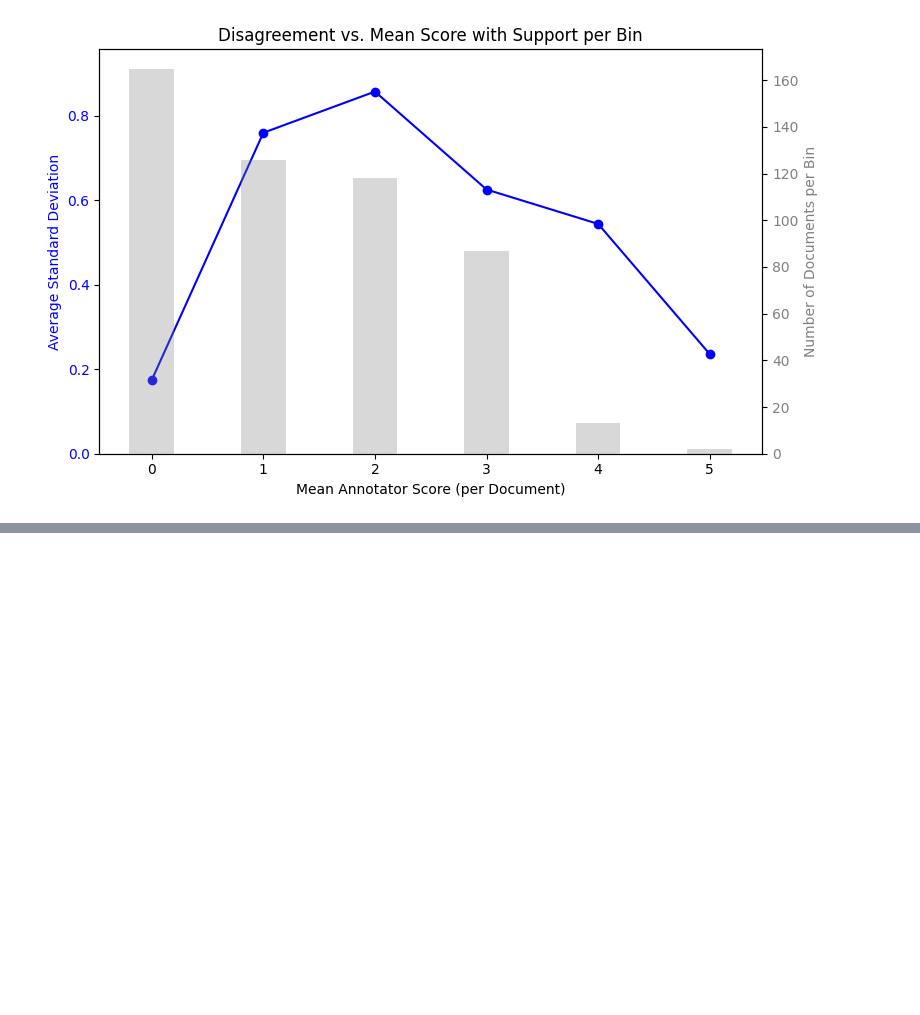
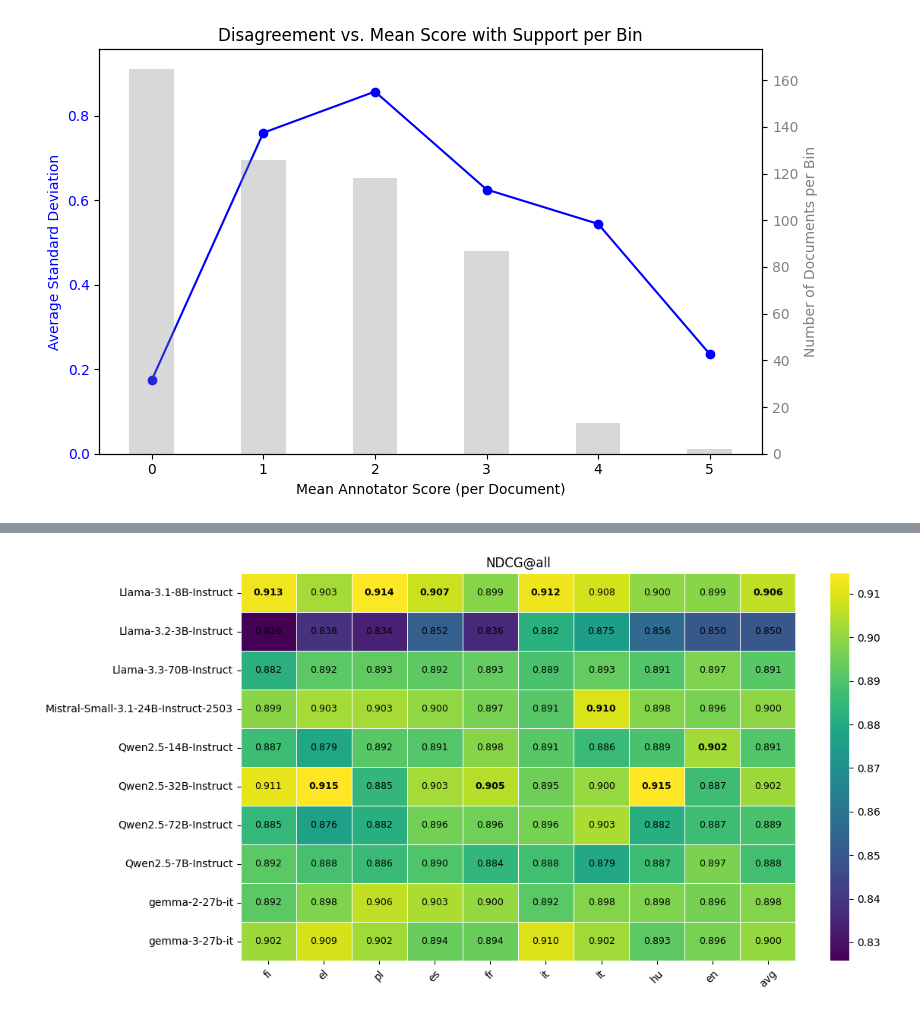
Before and after one commit to Modalities/ml_filter, a Jupyter notebook: notebooks/edu_content_human_as_a_judge.ipynb, the cells around one changed output, grey strips where cells are left out. Saved outputs shown, nothing was run; the diff lists cells and outputs as text; code cells hidden in the pictures; blank space fills up the shorter version.

Commit message:
feat: added llm-as-a-judge evaluation

```diff
--- a/notebooks/edu_content_human_as_a_judge.ipynb
+++ b/notebooks/edu_content_human_as_a_judge.ipynb
@@ -9,6 +26,7 @@ import matplotlib.pyplot as plt
 # %%
 gt_annotations_path = Path("/raid/s3/opengptx/max_lue/repositories/ml_filter/ml_filter_paper/data/edu_content/predictions/511_test_documents_educational_content_human_as_a_judge/human_raw_scores/annotations__educational_content__en__gt.jsonl")
 en_documents_path = Path("/raid/s3/opengptx/max_lue/repositories/ml_filter/ml_filter_paper/data/edu_content/predictions/511_test_documents_educational_content_human_as_a_judge/human_aggregated_scores/511_test_documents_educational_content_en.jsonl")
+llm_as_a_judge_metrics_path = Path("/raid/s3/opengptx/max_lue/repositories/ml_filter/ml_filter_paper/data/edu_content/output/llm_as_a_judge_metrics")
 # %% [markdown]
 # Human Annotations
 # %%
@@ -173,0 +194,12 @@ plt.show()
+# %%
+results_complete = {}
+for path in list(llm_as_a_judge_metrics_path.glob("**/*.json")):
+    language = path.parts[-2]
+    model = path.stem.split("_")[2]
+    if language not in results_complete:
+        results_complete[language] = {}
+    with open(path, 'r') as f:
+        data = json.load(f)
+    results_complete[language][model] = data
+
+results_complete
@@ -173,0 +224,5 @@ plt.show()
+# %%
+metric_name = "NDCG@all"
+
+metric_results = {lang: {model: subsubresult["metrics"][metric_name] for model, subsubresult in subresult.items()} for lang,subresult in results_complete.items() if lang in language_codes.keys()}
+metric_results
@@ -173,0 +247,28 @@ plt.show()
+# %%
+metric_df = pd.DataFrame.from_dict(metric_results)
+metric_df["avg"] = metric_df.mean(axis=1)
+# %%
+
+plt.figure(figsize=(12, 6))
+metric_df = metric_df.sort_index()
+ax = sns.heatmap(metric_df, annot=False, fmt=".3f", cmap="viridis", linewidths=0.5, cbar=True)
+
+# Add text annotations with bold max values
+for i, model in enumerate(metric_df.index):
+    for j, lang in enumerate(metric_df.columns):
+        value = metric_df.iloc[i, j]
+        max_val = metric_df[lang].max()
+        weight = 'bold' if np.isclose(value, max_val) else 'normal'
+        ax.text(j + 0.5, i + 0.5, f"{value:.3f}",
+                ha='center', va='center', color='black', fontsize=9, fontweight=weight)
+
+# Final touches
+plt.title(f"{metric_name}")
+# plt.ylabel("Model")
+# plt.xlabel("Language")
+plt.xticks(ticks=np.arange(len(metric_df.columns)) + 0.5, labels=metric_df.columns, rotation=45)
+plt.yticks(ticks=np.arange(len(metric_df.index)) + 0.5, labels=metric_df.index, rotation=0)
+plt.tight_layout()
+plt.show()
+# %% [output]
+[figure, added]
```
Also changed, not shown: parts of 6 cells of this notebook.
